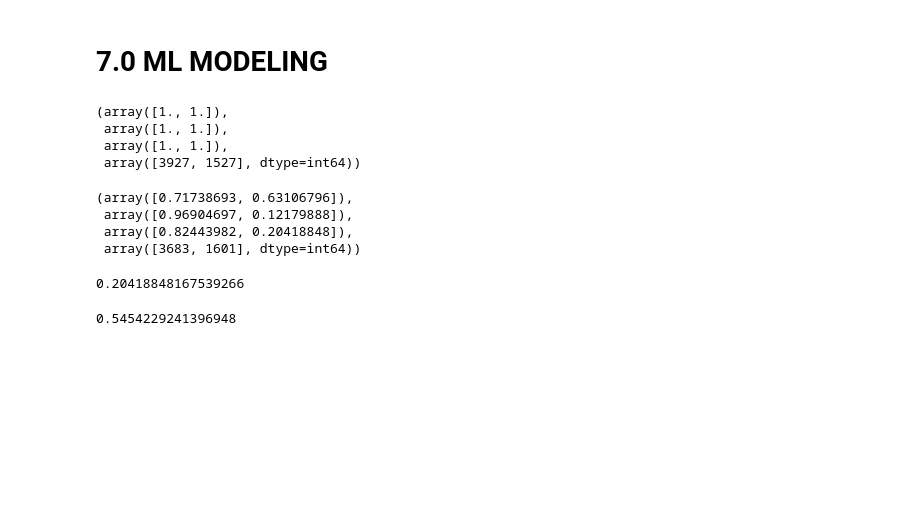
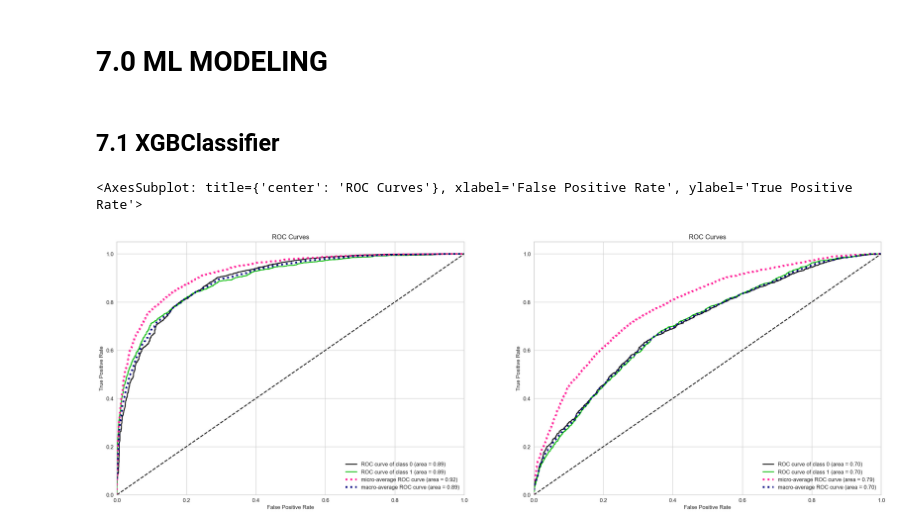
Before and after one commit to ViniciusKos/picpay_case, a Jupyter notebook: notebooks/credit_scoring_circle 3.ipynb, the cells around one changed output. Drawn from its saved outputs; the diff is of its cells as text; code cells hidden in the pictures; blank space fills up the shorter version.

```diff
--- a/notebooks/credit_scoring_circle 3.ipynb
+++ b/notebooks/credit_scoring_circle 3.ipynb
@@ -148,7 +148,8 @@ xgb.fit( Xtrain6, ytrain )
 print( Xtrain6.shape )
 
 model = SelectFromModel( xgb, prefit=True )
-Xtrain6 = model.transform(Xtrain6)
-Xtrain6.shape
+Xtrain6 = model.transform( Xtrain6 )
+Xtest6 = model.transform( Xtest6 )
+print( Xtrain6.shape, Xtest6.shape )
 # %% [output]
 (5454, 78)
@@ -190,32 +191,19 @@ cols_selected_boruta = Xtrain6_fs.iloc[:,cols_selected].columns.to_list()
 cols_not_selected_boruta = list(np.setdiff1d(Xtrain6_fs.columns, cols_selected_boruta))
 # %% [markdown]
 # 7.0 ML MODELING
+# %% [markdown]
+## 7.1 XGBClassifier
 # %%
 #model
-xgbc = XGBClassifier( n_estimators=500, random_state=42, objective='binary:logistic').fit( Xtrain6, ytrain )
+xgbc = XGBClassifier( n_estimators=5, random_state=42, objective='binary:logistic').fit( Xtrain6, ytrain )
 
-ypred = xgbc.predict(Xtrain6)
+fig, axs  = plt.subplots( 1, 2, figsize=(30, 10))
 
-precision_recall_fscore_support(ytrain, ypred)
+ypred_proba = xgbc.predict_proba( Xtrain6 )
+skplt.metrics.plot_roc_curve( ytrain, ypred_proba, ax = axs[0])
+
+ypred_proba = xgbc.predict_proba( Xtest6 )
+skplt.metrics.plot_roc_curve( ytest, ypred_proba, ax = axs[1])
 # %% [output]
-(array([1., 1.]),
- array([1., 1.]),
- array([1., 1.]),
- array([3927, 1527], dtype=int64))
+<AxesSubplot: title={'center': 'ROC Curves'}, xlabel='False Positive Rate', ylabel='True Positive Rate'>
+[figure, added]
-# %%
-ypred = xgbc.predict(Xtest6)
-
-precision_recall_fscore_support(ytest, ypred)
-# %% [output]
-(array([0.71738693, 0.63106796]),
- array([0.96904697, 0.12179888]),
- array([0.82443982, 0.20418848]),
- array([3683, 1601], dtype=int64))
-# %%
-f1_score( ytest, ypred , average='binary' )
-# %% [output]
-0.20418848167539266
-# %%
-roc_auc_score( ytest , ypred )
-# %% [output]
-0.5454229241396948
```
Also changed, not shown: parts of 22 cells of this notebook, 1 other file.
